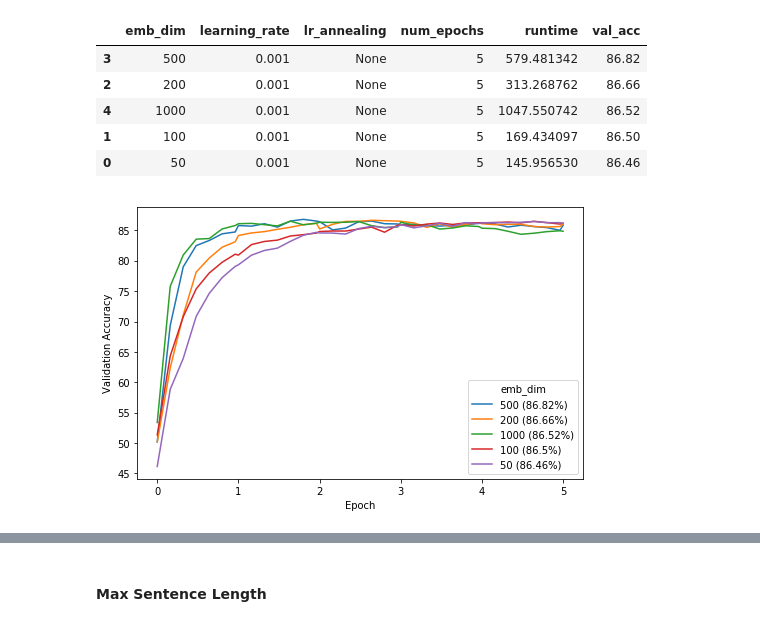
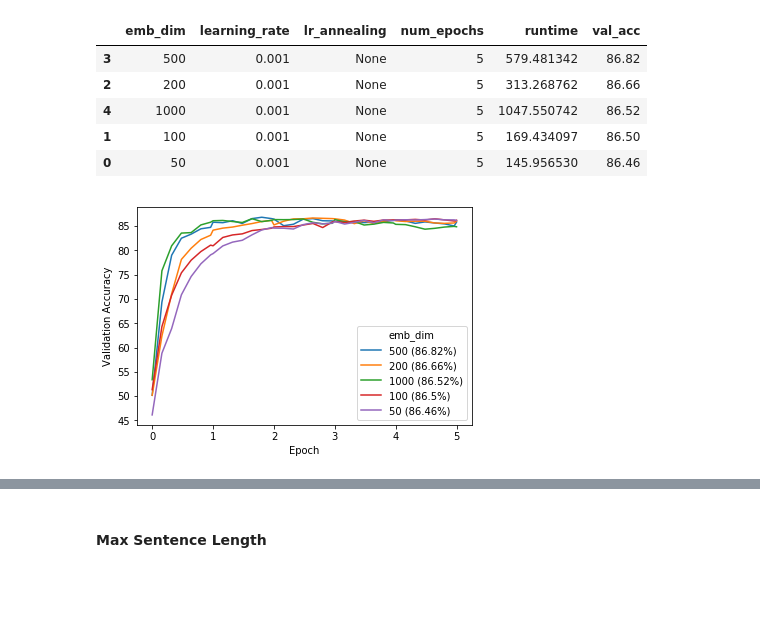
Before and after one commit to nyjgary/nlp-sentiment-analysis, a Jupyter notebook: nlp-sentiment-analysis.ipynb, the cells around one changed output, grey strips where cells are left out. Drawn from its saved outputs; the diff is of its cells as text; code cells hidden in the pictures; blank space fills up the shorter version.

```diff
--- a/nlp-sentiment-analysis.ipynb
+++ b/nlp-sentiment-analysis.ipynb
@@ -902,6 +869,6 @@ embedding_experiments[['emb_dim', 'learning_rate', 'lr_annealing', 'num_epochs',
 | 1 | 100 | 0.001 | None | 5 | 169.434097 | 86.50 |
 | 0 | 50 | 0.001 | None | 5 | 145.956530 | 86.46 |
 # %%
-plot_multiple_learning_curves(embedding_experiments, 'emb_dim')
+plot_multiple_learning_curves(embedding_experiments, 'emb_dim', figsize=(6,4))
 # %% [output]
-[figure, old version]
+[figure, new version]
```
Also changed, not shown: parts of 5 cells of this notebook.
